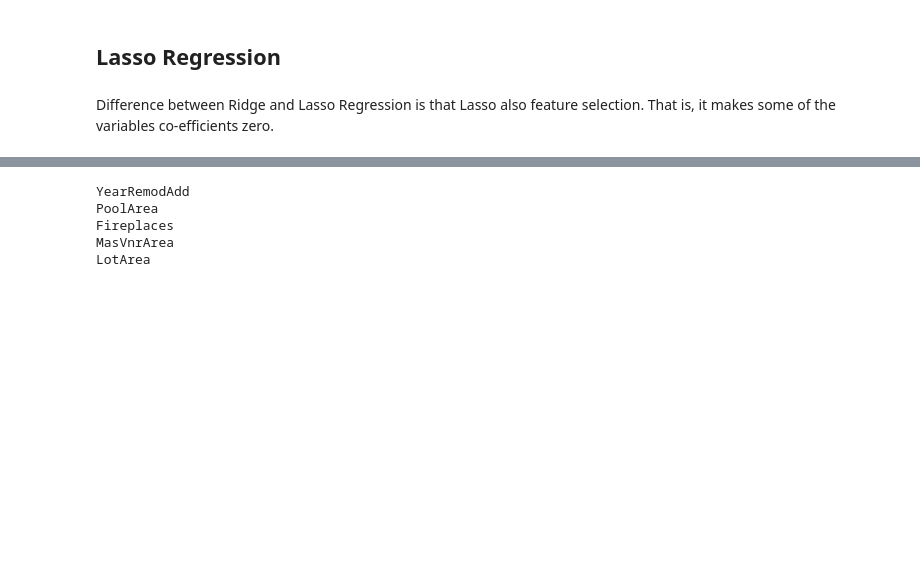
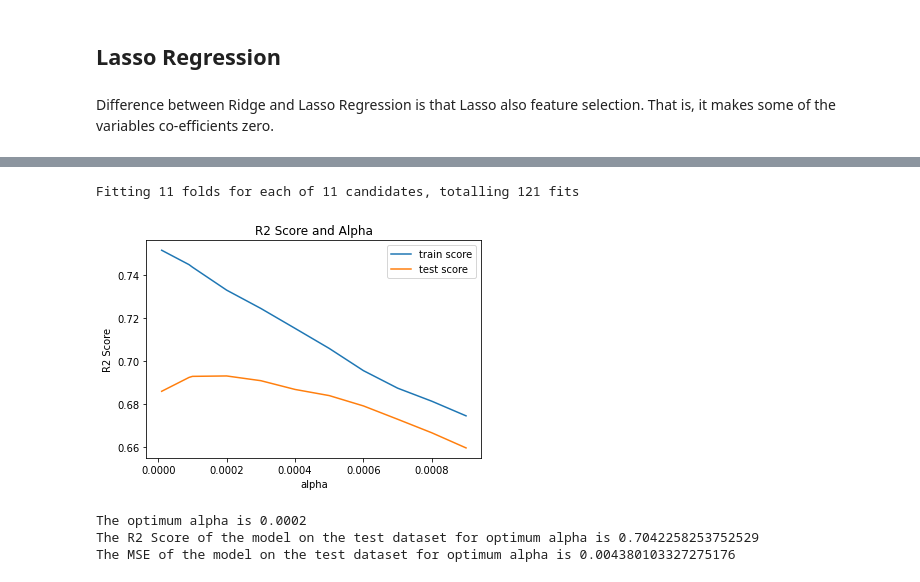
Before and after one commit to ganeshnagaraja/Advanced_Regression_Assignment, a Jupyter notebook: advanced_regression_assignment.ipynb, the cells around one changed output, grey strips where cells are left out. Cells and saved outputs as stored; diff of their text form; code cells hidden in the pictures; blank space fills up the shorter version.

```diff
--- a/advanced_regression_assignment.ipynb
+++ b/advanced_regression_assignment.ipynb
@@ -2158,20 +1903,0 @@ x_test_rfe_4 = x_test_rfe_3.drop(["Other", "Veenker", "Twnhs"], axis=1)
-# %%
-lambdas = [0] #, 0.01, 0.1] #, 1, 10, 20, 100, 200, 400, 800]
-# Higher the value of lambda, more the regularization
-
-for i in lambdas:
-    # reg = reg.fit(x_train_rfe)
-    Lasso_reg_rfe_4 = Lasso(alpha=i)
-    Lasso_reg_rfe_4.fit(x_train_rfe_4, y_train)
-
-    # prediction on train set
-    y_pred = Lasso_reg_rfe_4.predict(x_train_rfe_4)
-
-    print("-------- Alpha value is ", i)
-    print("Train r2 score is : ", r2_score(y_train, y_pred))
-
-    # Prediction on Test set
-    y_pred_test = Lasso_reg_rfe_4.predict(x_test_rfe_4)
-    print("Test r2 score is : ", r2_score(y_test, y_pred_test))
-
-    print("_"*50)
@@ -2200,11 +1904,34 @@ print(top_2_values)
-# %%
-col_list = list(x_train_rfe_3.columns)
-
-for i in [1, 9, 4, 2, 0]:
-    print(col_list[i])
-# %% [output]
-YearRemodAdd
-PoolArea
-Fireplaces
-MasVnrArea
-LotArea
+# %%
+# Building a Lasso Model with GridSearch CV to find the optimum alpha
+params = {'alpha': [0.00001, 0.00009, 0.0001, 0.0002, 0.0003, 0.0004, 0.0005, 0.0006, 0.0007, 0.0008, 0.0009]}
+lasso = Lasso(random_state=100)
+
+# cross validation
+folds = 11
+model_cv = GridSearchCV(estimator = lasso, param_grid = params, scoring= 'r2', cv = folds, return_train_score=True, verbose = 1)
+model_cv.fit(x_train_rfe, y_train)
+
+cv_results = pd.DataFrame(model_cv.cv_results_)
+# plotting
+plt.plot(cv_results['param_alpha'], cv_results['mean_train_score'])
+plt.plot(cv_results['param_alpha'], cv_results['mean_test_score'])
+plt.xlabel('alpha')
+plt.ylabel('R2 Score')
+plt.title("R2 Score and Alpha")
+plt.legend(['train score', 'test score'], loc='upper right')
+plt.show()
+
+alpha = cv_results['param_alpha'].loc[cv_results['mean_test_score'].idxmax()]
+print('The optimum alpha is',alpha)
+lasso_final2 = Lasso(alpha=alpha,random_state=100)
+lasso_final2.fit(x_train_rfe,y_train)
+lasso_coef2 = lasso_final2.coef_
+y_test_pred = lasso_final2.predict(x_test_rfe)
+print('The R2 Score of the model on the test dataset for optimum alpha is',r2_score(y_test, y_test_pred))
+print('The MSE of the model on the test dataset for optimum alpha is', mean_squared_error(y_test, y_test_pred))
+# %% [output]
+Fitting 11 folds for each of 11 candidates, totalling 121 fits
+[figure, added]
+The optimum alpha is 0.0002
+The R2 Score of the model on the test dataset for optimum alpha is 0.7042258253752529
+The MSE of the model on the test dataset for optimum alpha is 0.004380103327275176
```
Also changed, not shown: parts of 31 cells of this notebook.
